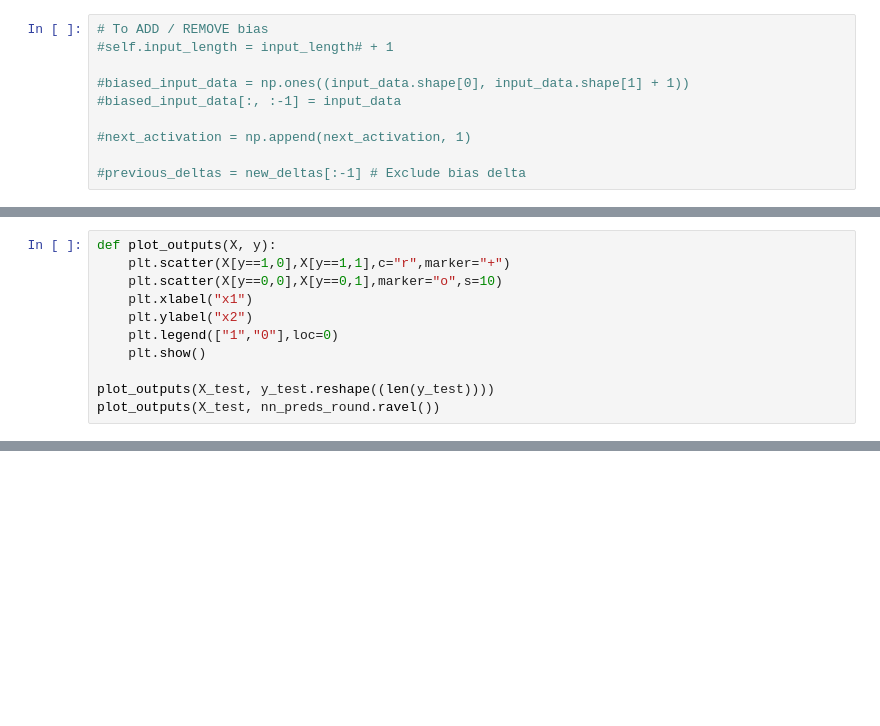
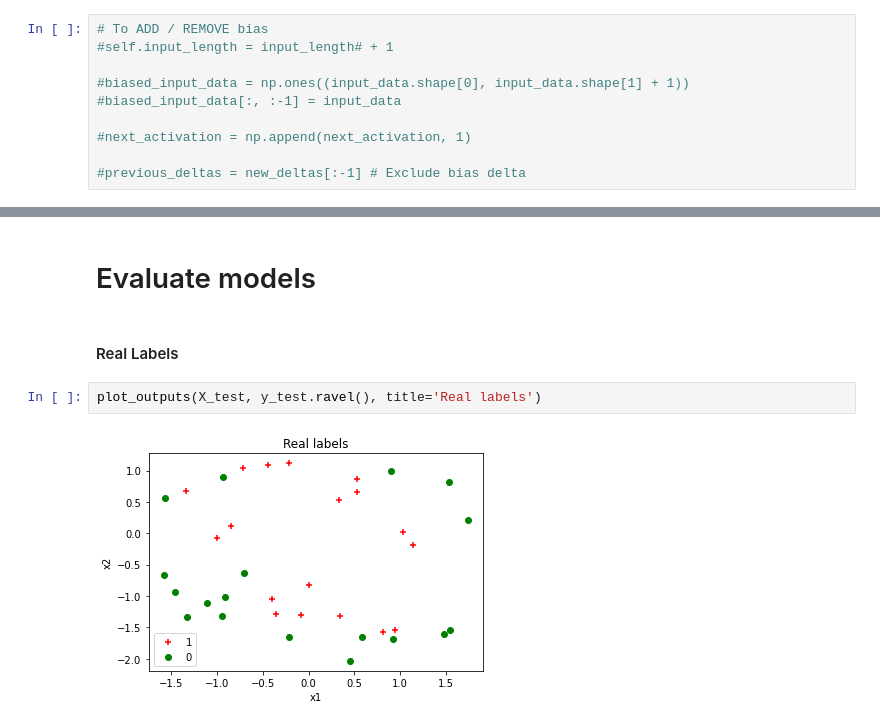
Before and after one commit to davidssand/neural-net, a Jupyter notebook: T2.ipynb, the cells around one changed output, grey strips where cells are left out. Saved outputs shown, nothing was run; the diff lists cells and outputs as text; blank space fills up the shorter version.

```diff
--- a/T2.ipynb
+++ b/T2.ipynb
@@ -440,11 +377,0 @@ Accuracy: 0.7777777777777778
-# %%
-def plot_outputs(X, y):
-    plt.scatter(X[y==1,0],X[y==1,1],c="r",marker="+")
-    plt.scatter(X[y==0,0],X[y==0,1],marker="o",s=10)
-    plt.xlabel("x1")
-    plt.ylabel("x2")
-    plt.legend(["1","0"],loc=0)
-    plt.show()
-
-plot_outputs(X_test, y_test.reshape((len(y_test))))
-plot_outputs(X_test, nn_preds_round.ravel())
@@ -504,0 +388,8 @@ plt.legend(loc=0)
+# %% [markdown]
+# Evaluate models
+# %% [markdown]
+#### Real Labels
+# %%
+plot_outputs(X_test, y_test.ravel(), title='Real labels')
+# %% [output]
+[figure, added]
```
Also changed, not shown: parts of 22 cells of this notebook.
